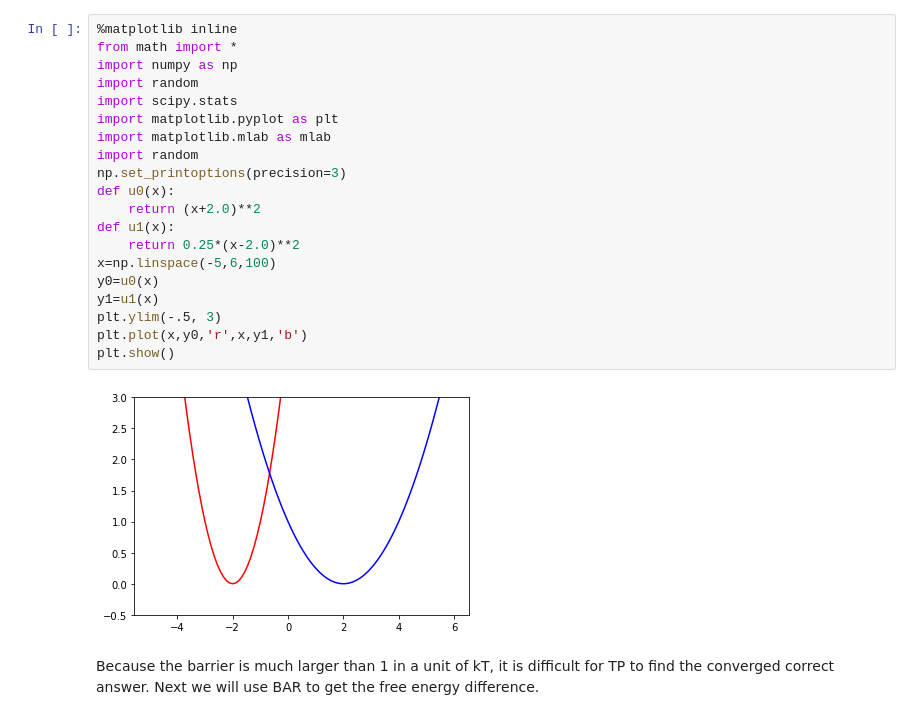
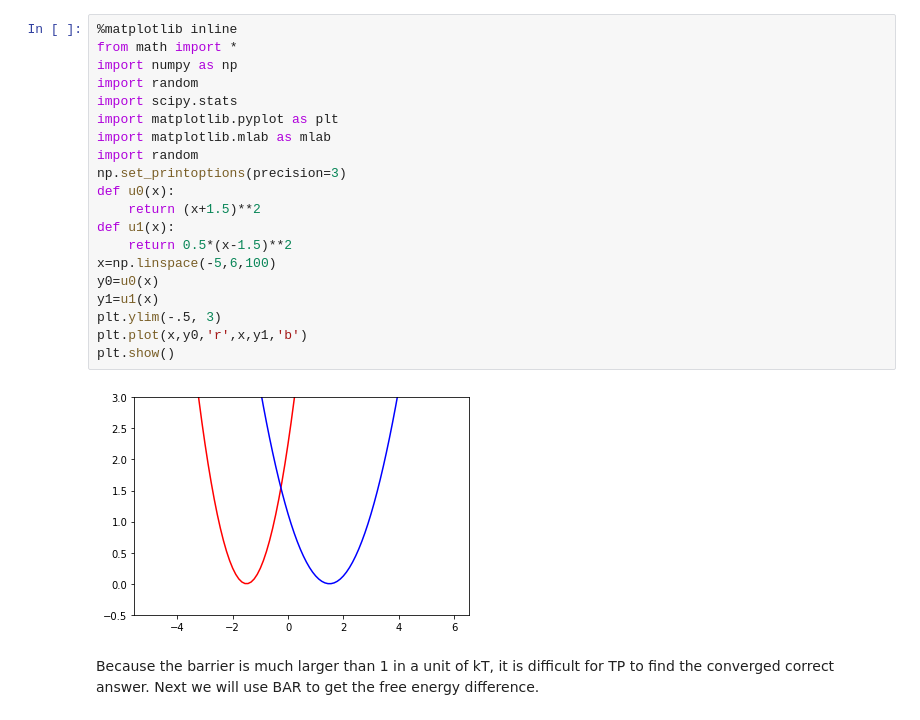
Before and after one commit to samuelymei/freeenergy, a Jupyter notebook: notes/Bennett_Acceptance_Ratio.ipynb, the cells around one changed output. Saved outputs shown, nothing was run; the diff lists cells and outputs as text.

```diff
--- a/notes/Bennett_Acceptance_Ratio.ipynb
+++ b/notes/Bennett_Acceptance_Ratio.ipynb
@@ -60,25 +60,25 @@ State 0 has a Hamiltonian $H_0=(x+2.0)^2$ in one-dimensional space, and state 1
 # %%
 %matplotlib inline
 from math import *
 import numpy as np
 import random
 import scipy.stats
 import matplotlib.pyplot as plt
 import matplotlib.mlab as mlab
 import random
 np.set_printoptions(precision=3)
 def u0(x):
-    return (x+2.0)**2
+    return (x+1.5)**2
 def u1(x):
-    return 0.25*(x-2.0)**2
+    return 0.5*(x-1.5)**2
 x=np.linspace(-5,6,100)
 y0=u0(x)
 y1=u1(x)
 plt.ylim(-.5, 3)
 plt.plot(x,y0,'r',x,y1,'b')
 plt.show()
 # %% [output]
-[figure, old version]
+[figure, new version]
 # %% [markdown]
 Because the barrier is much larger than 1 in a unit of kT, it is difficult for TP to find the converged correct answer. Next we will use BAR to get the free energy difference.
 # %% [markdown]
```
Also changed, not shown: parts of 5 cells of this notebook.
